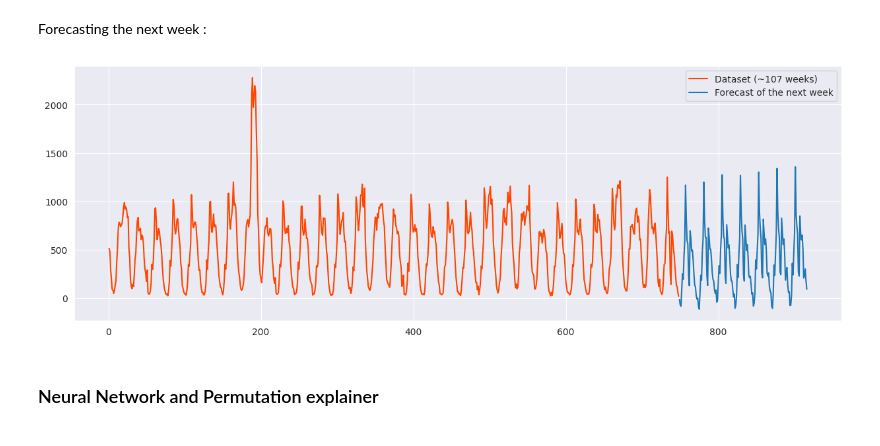
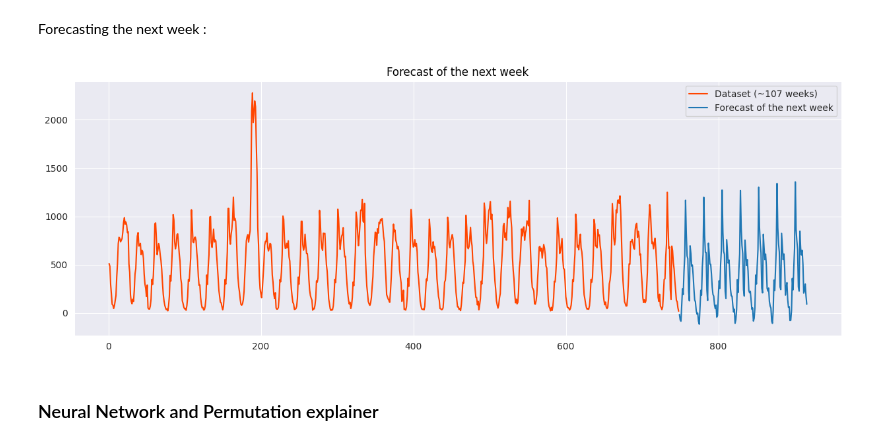
Before and after one commit to CopainMalin/lags_selector, a Jupyter notebook: lags_selection_poc.ipynb, the cells around one changed output. Saved outputs shown, nothing was run; the diff lists cells and outputs as text; code cells hidden in the pictures.

```diff
--- a/lags_selection_poc.ipynb
+++ b/lags_selection_poc.ipynb
@@ -110,13 +128,13 @@ Forecasting the next week :
 # %%
 p = selector.best_forecaster_.predict(h = 7*24)
 plt.figure(figsize=(15, 5))
-
+plt.title("Forecast of the next week", color = "black")
 plt.plot(serie.loc[:, "ds"], serie.loc[:, "y"], color = "orangered", label = f"Dataset (~{serie.shape[0]/7:.0f} weeks)")
 plt.plot(p.loc[:, "ds"], p.iloc[:, -1], label = "Forecast of the next week")
 plt.legend()
 plt.savefig("plots/tree_forecast.jpeg", bbox_inches='tight')
 # %% [output]
-[figure, old version]
+[figure, new version]
 # %% [markdown]
 ### Neural Network and Permutation explainer
 # %% [markdown]
```
Also changed, not shown: parts of 8 cells of this notebook, 2 other files.
